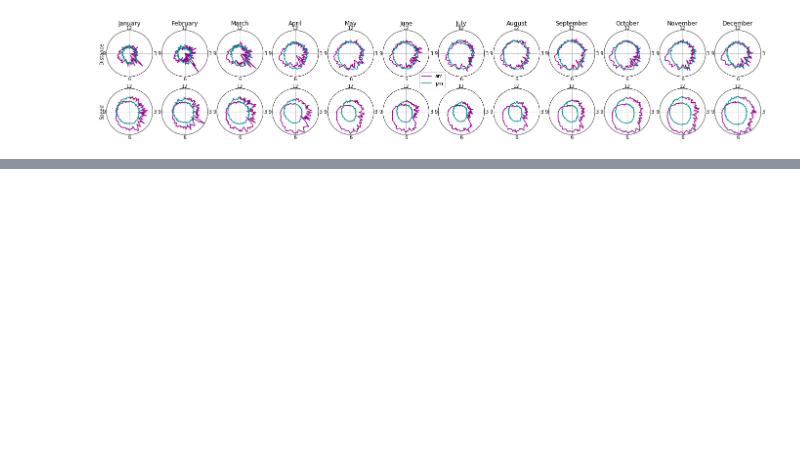
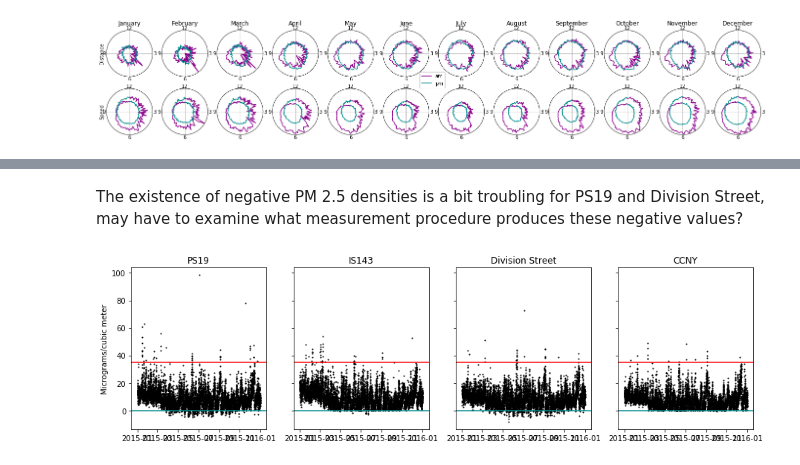
Before and after one commit to matthewperkins/CitiBikeActiGrahpy, a Jupyter notebook: citibike_actigram.ipynb, the cells around one changed output, grey strips where cells are left out. Cells and saved outputs as stored; diff of their text form; code cells hidden in the pictures; blank space fills up the shorter version.

```diff
--- a/citibike_actigram.ipynb
+++ b/citibike_actigram.ipynb
@@ -114,0 +148,24 @@ f.savefig('PolarDistance.pdf')
+# %%
+air = pd.read_csv(os.path.join(os.pardir,'data','AQDM.txt'),
+                parse_dates = [['Date Local','24 Hour Local']],
+                usecols = [6, 7, 9, 10, 11,16,17],
+                dtype = {'Site Num':str},
+                infer_datetime_format=True,
+                skipfooter = 1)
+air.rename(columns={'Date Local_24 Hour Local':'DateTime'},inplace = True)
+# %% [markdown]
+The existence of negative PM 2.5 densities is a bit troubling for PS19 and Division Street, may have to examine what measurement procedure produces these negative values?
+# %%
+f, axar = plt.subplots(1,4,sharey='row')
+sites = tuple(zip(['0128','0115','0134','0135'],
+                ['PS19','IS143','Division Street','CCNY']))
+for i, (Site, Desc) in enumerate(sites):
+    tmpd = air[(air['Site Num']==Site) & (air['Parameter Code']==88502)]
+    axar[i].plot(tmpd.DateTime, tmpd['Sample Measurement'],'.k',markersize = 2)
+    axar[i].axhline(35,color = 'red')
+    axar[i].axhline(0,color = 'darkcyan')
+    axar[i].set_title(Desc)
+axar[0].set_ylabel('Micrograms/cubic meter')
+f.set_size_inches(15,4)
+# %% [output]
+[figure, added]
```
Also changed, not shown: parts of 18 cells of this notebook.
